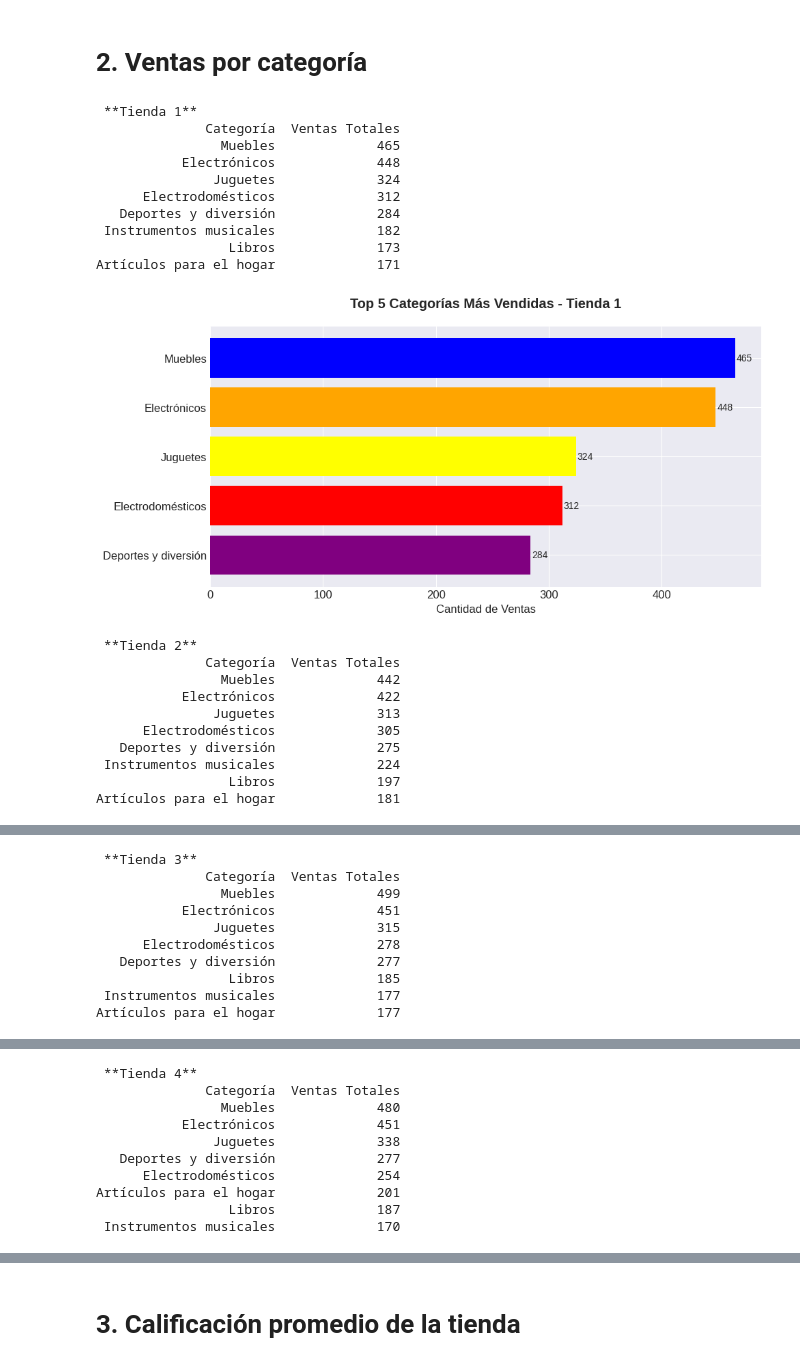
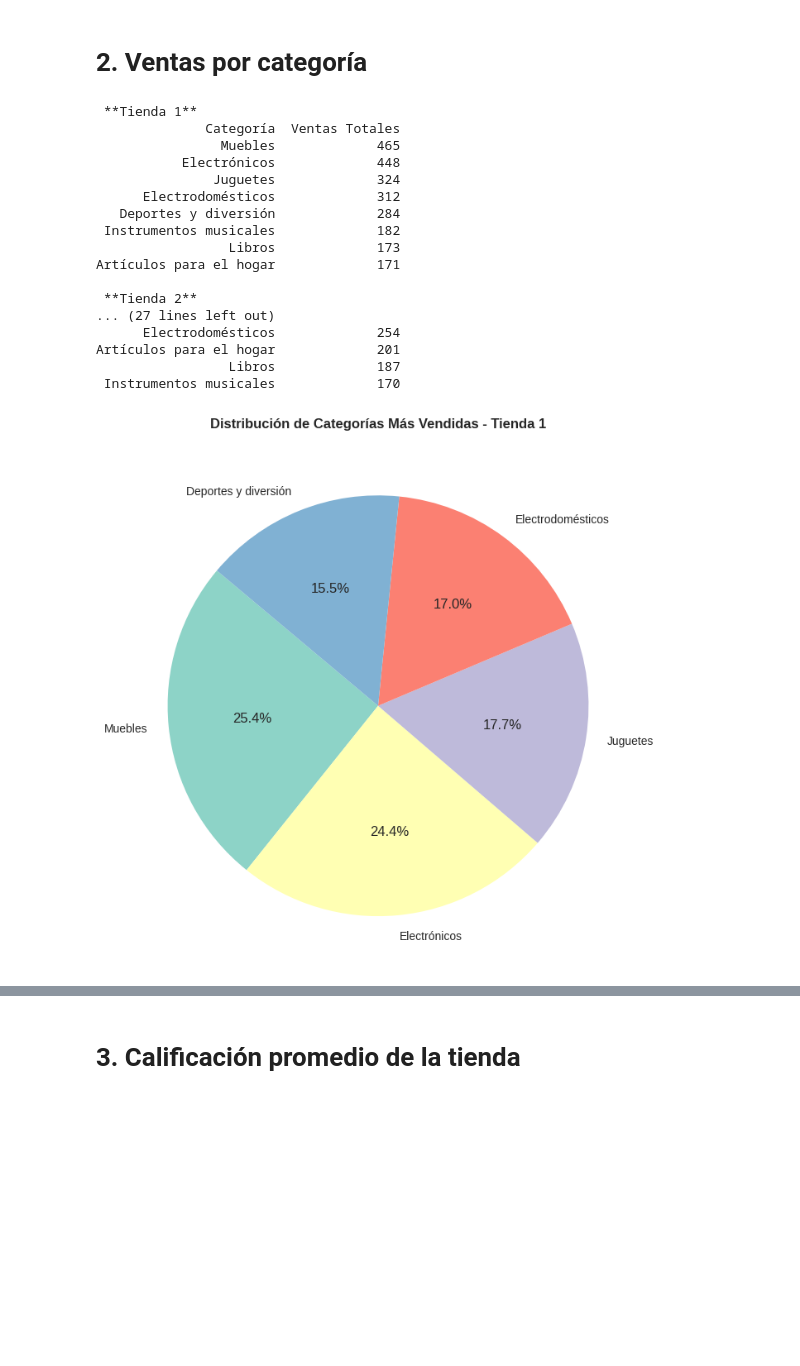
Before and after one commit to maufonseca18/Challenge-Alura-Store-, a Jupyter notebook: AluraStoreLatam.ipynb, the cells around one changed output, grey strips where cells are left out. Drawn from its saved outputs; the diff is of its cells as text; code cells hidden in the pictures; blank space fills up the shorter version.

```diff
--- a/AluraStoreLatam.ipynb
+++ b/AluraStoreLatam.ipynb
@@ -92,56 +92,50 @@ urls = {
     'Tienda 2': "https://raw.githubusercontent.com/alura-es-cursos/challenge1-data-science-latam/main/base-de-datos-challenge1-latam/tienda_2.csv",
     'Tienda 3': "https://raw.githubusercontent.com/alura-es-cursos/challenge1-data-science-latam/main/base-de-datos-challenge1-latam/tienda_3.csv",
     'Tienda 4': "https://raw.githubusercontent.com/alura-es-cursos/challenge1-data-science-latam/main/base-de-datos-challenge1-latam/tienda_4.csv"
 }
 
 tiendas = {nombre: pd.read_csv(url) for nombre, url in urls.items()}
 
 for nombre, df in tiendas.items():
     ventas_por_categoria = df['Categoría del Producto'].value_counts().reset_index()
     ventas_por_categoria.columns = ['Categoría', 'Ventas Totales']
 
     ventas_por_categoria = ventas_por_categoria.sort_values('Ventas Totales', ascending=False)
 
     print(f"\n **{nombre}**")
     print(ventas_por_categoria.to_string(index=False))
 
-    top_5 = ventas_por_categoria.head(5)
-    plt.figure(figsize=(10, 5))
-    bars = plt.barh(
-              top_5['Categoría'],
-              top_5['Ventas Totales'],
-              color=['Blue', 'Orange', 'Yellow', 'Red', 'Purple']
-            )
-    for bar in bars:
-        width = bar.get_width()
-        plt.text(width + 1, bar.get_y() + bar.get_height()/2,
-                f'{int(width)}',
-                va='center', ha='left', fontsize=10)
+for nombre, df in tiendas.items():
+    ventas_categoria = df['Categoría del Producto'].value_counts().head(5)
 
-    plt.title(f'Top 5 Categorías Más Vendidas - {nombre}', pad=20, fontweight='bold')
-    plt.xlabel('Cantidad de Ventas')
-    plt.gca().invert_yaxis()
+    plt.figure(figsize=(7, 7))
+    plt.pie(
+        ventas_categoria,
+        labels=ventas_categoria.index,
+        autopct='%1.1f%%',
+        startangle=140,
+        colors=plt.cm.Set3.colors
+    )
+    plt.title(f'Distribución de Categorías Más Vendidas - {nombre}', fontweight='bold')
+    plt.axis('equal')
     plt.tight_layout()
     plt.show()
 # %% [output]
  **Tienda 1**
               Categoría  Ventas Totales
                 Muebles             465
            Electrónicos             448
                Juguetes             324
       Electrodomésticos             312
    Deportes y diversión             284
  Instrumentos musicales             182
                  Libros             173
 Artículos para el hogar             171
+
+ **Tienda 2**
+... (27 lines left out)
+      Electrodomésticos             254
+Artículos para el hogar             201
+                 Libros             187
+ Instrumentos musicales             170
-[figure, old version]
+[figure, new version]
- **Tienda 2**
-              Categoría  Ventas Totales
-                Muebles             442
-           Electrónicos             422
-               Juguetes             313
-      Electrodomésticos             305
-   Deportes y diversión             275
- Instrumentos musicales             224
-                 Libros             197
-Artículos para el hogar             181
@@ -149,10 +142,0 @@ Artículos para el hogar             181
- **Tienda 3**
-              Categoría  Ventas Totales
-                Muebles             499
-           Electrónicos             451
-               Juguetes             315
-      Electrodomésticos             278
-   Deportes y diversión             277
-                 Libros             185
- Instrumentos musicales             177
-Artículos para el hogar             177
@@ -160,10 +143,0 @@ Artículos para el hogar             177
- **Tienda 4**
-              Categoría  Ventas Totales
-                Muebles             480
-           Electrónicos             451
-               Juguetes             338
-   Deportes y diversión             277
-      Electrodomésticos             254
-Artículos para el hogar             201
-                 Libros             187
- Instrumentos musicales             170
```
Also changed, not shown: parts of 14 cells of this notebook.
